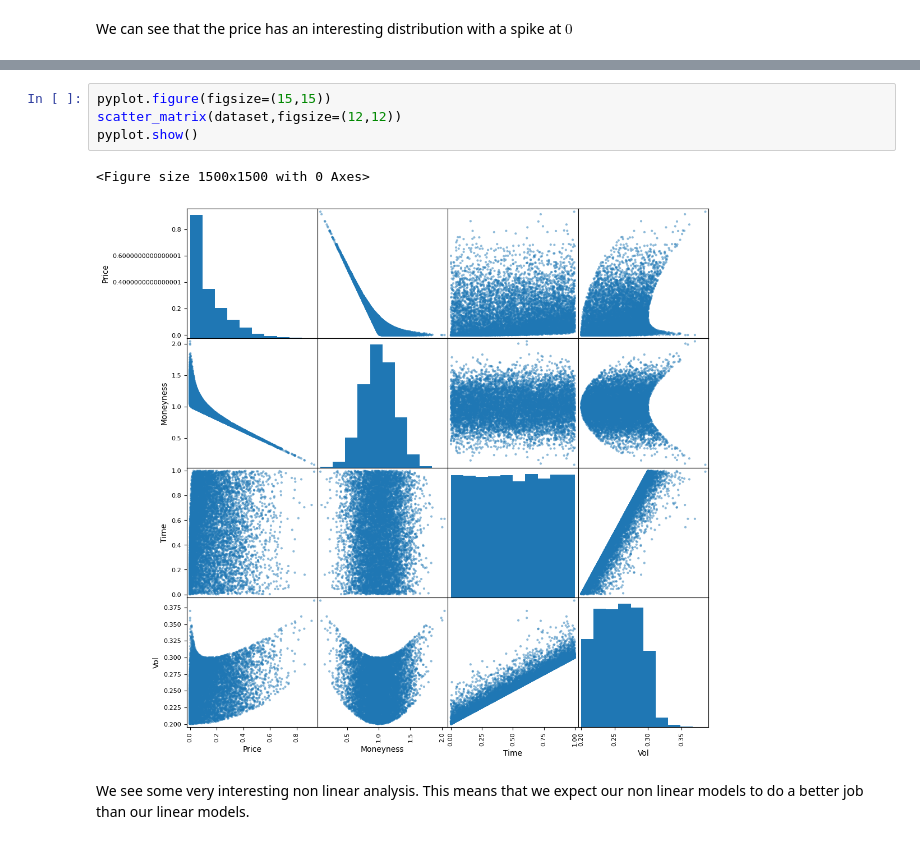
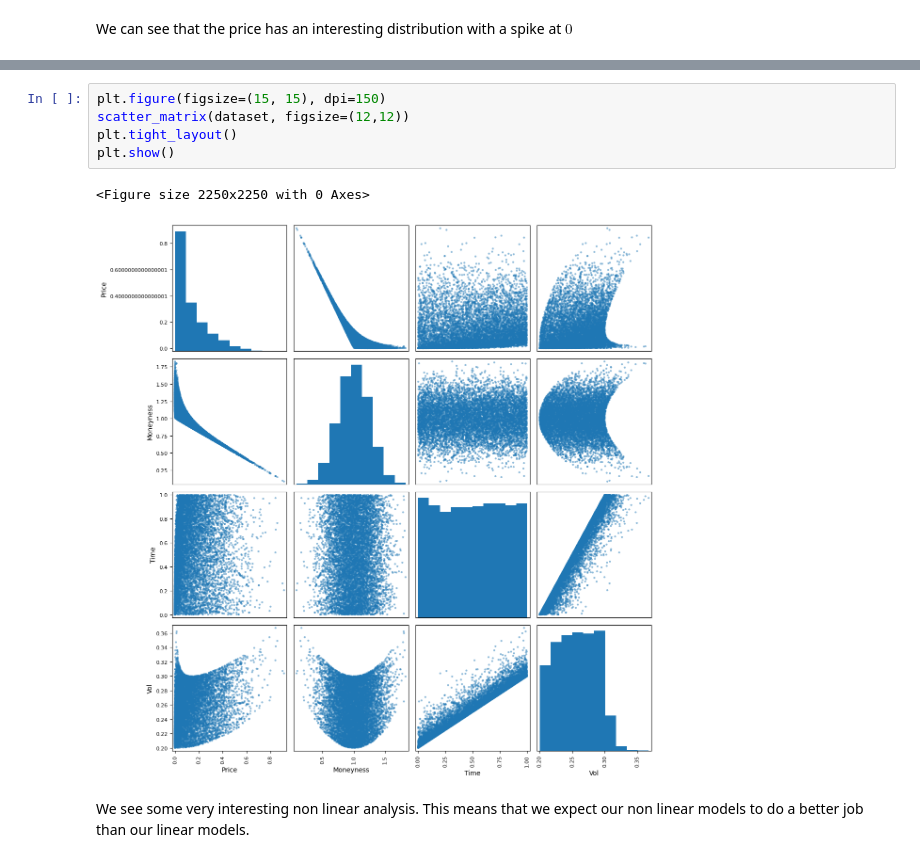
Before and after one commit to FourLevel/Machine-Learning-and-Financial-Applications, a Jupyter notebook: Homework 2_Tune an MLP Model for Derivatives Pricing/Homework 2_Tune an MLP Model for Derivatives Pricing_王士誠.ipynb, the cells around one changed output, grey strips where cells are left out. Cells and saved outputs as stored; diff of their text form.

```diff
--- a/Homework 2_Tune an MLP Model for Derivatives Pricing/Homework 2_Tune an MLP Model for Derivatives Pricing_王士誠.ipynb
+++ b/Homework 2_Tune an MLP Model for Derivatives Pricing/Homework 2_Tune an MLP Model for Derivatives Pricing_王士誠.ipynb
@@ -262,10 +274,11 @@ sns.heatmap(correlation, vmax=1, square=True,annot=True,cmap='cubehelix')
 # %%
-pyplot.figure(figsize=(15,15))
-scatter_matrix(dataset,figsize=(12,12))
-pyplot.show()
+plt.figure(figsize=(15, 15), dpi=150)
+scatter_matrix(dataset, figsize=(12,12))
+plt.tight_layout()
+plt.show()
 # %% [output]
-<Figure size 1500x1500 with 0 Axes>
+<Figure size 2250x2250 with 0 Axes>
-[figure, old version]
+[figure, new version]
 # %% [markdown]
 We see some very interesting non linear analysis. This means that we expect our non linear models to do a better job than our linear models.
 # %% [markdown]
```
Also changed, not shown: parts of 34 cells of this notebook.
